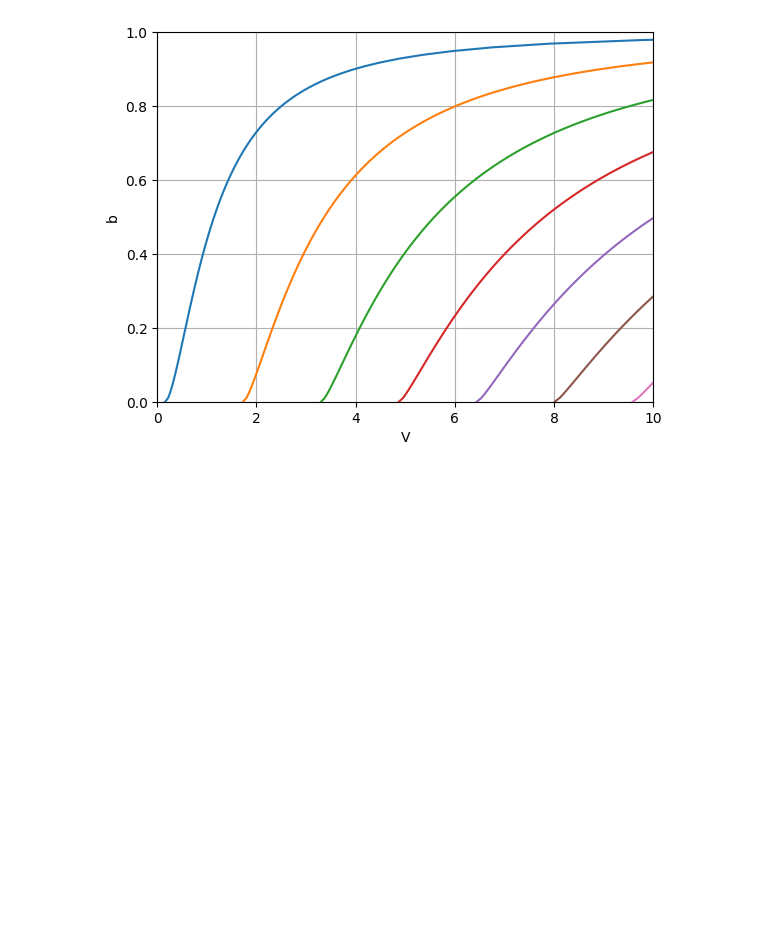
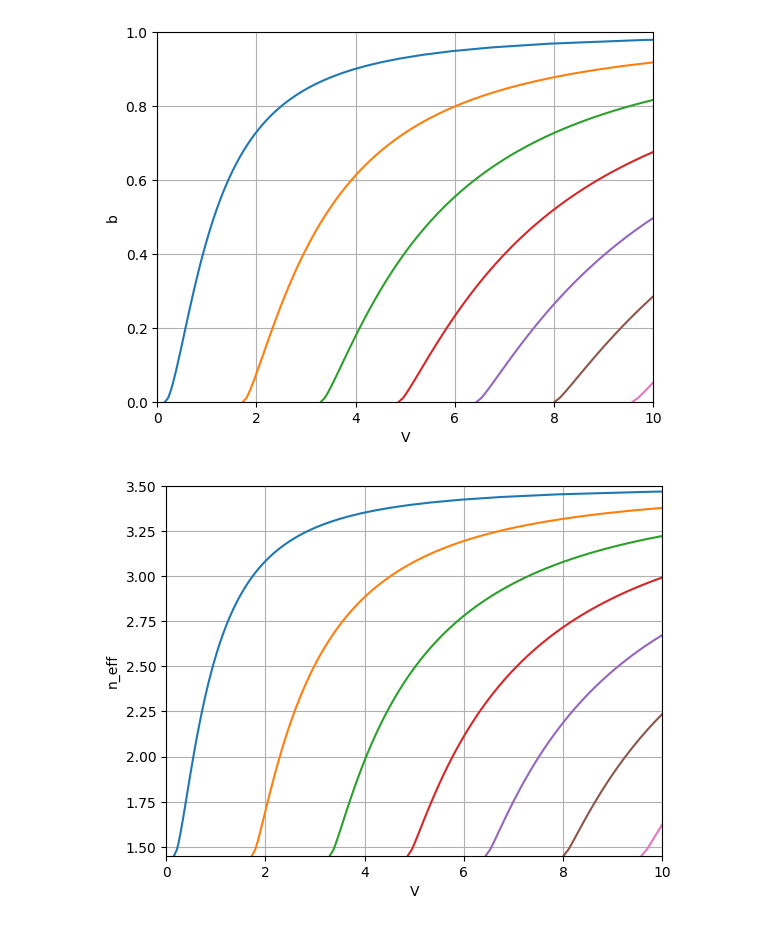
Before and after one commit to marianaufcg/Capacitacao, a Jupyter notebook: guia_de_onda_retangular.ipynb, the cells around one changed output. Cells and saved outputs as stored; diff of their text form; code cells hidden in the pictures; blank space fills up the shorter version.

```diff
--- a/guia_de_onda_retangular.ipynb
+++ b/guia_de_onda_retangular.ipynb
@@ -59,3 +59,17 @@ plt.ylim(0,1)
 plt.grid(True)
 # %% [output]
 [figure]
+# %%
+neff = np.sqrt(b*(nf**2 - ns**2) + ns**2)
+
+for m in range(0, M + 1, 1):
+
+  plt.plot(V(m,b), neff)
+
+plt.xlabel("V")
+plt.ylabel("n_eff")
+plt.xlim(0, 10)
+plt.ylim(np.min(neff),3.5)
+plt.grid(True)
+# %% [output]
+[figure, added]
```
